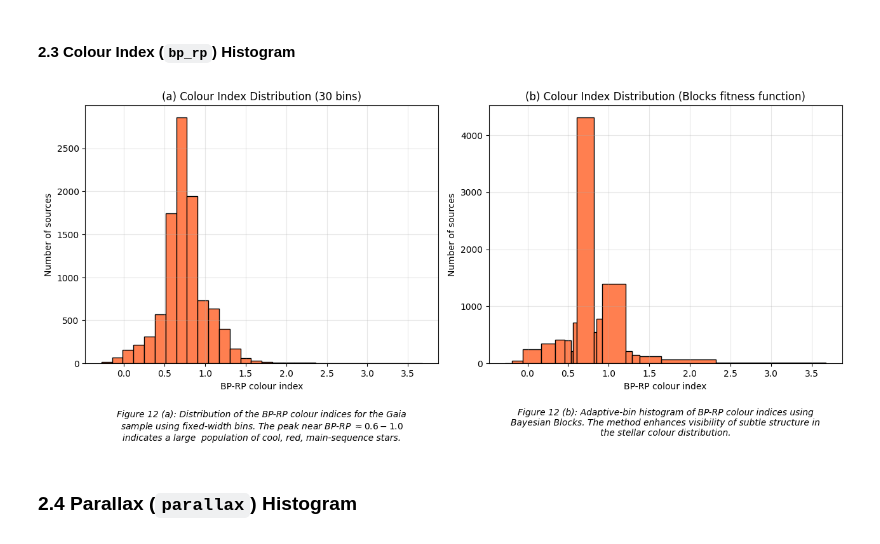
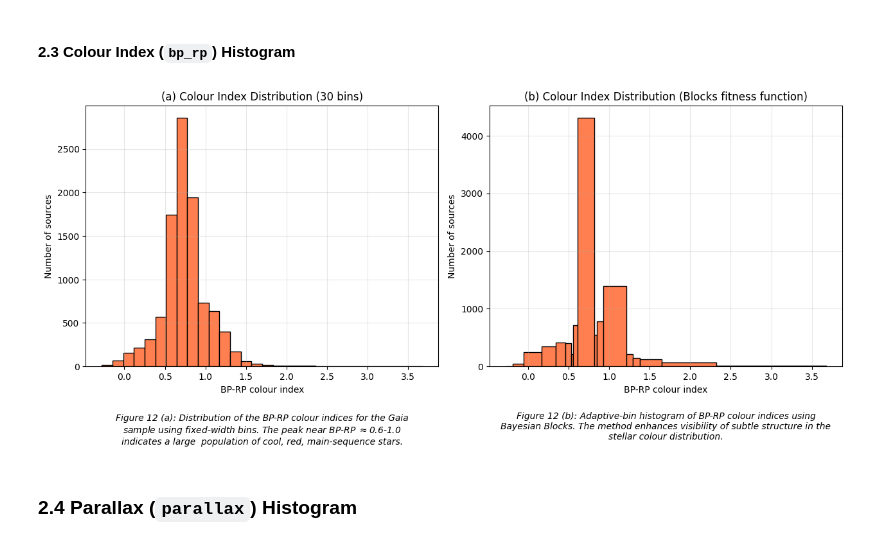
Before and after one commit to ThatDudeJude/stellar_explorer, a Jupyter notebook: notebooks/learning/11_histograms_cmds_HR.ipynb, the cells around one changed output. Cells and saved outputs as stored; diff of their text form; code cells hidden in the pictures.

```diff
--- a/notebooks/learning/11_histograms_cmds_HR.ipynb
+++ b/notebooks/learning/11_histograms_cmds_HR.ipynb
@@ -176,36 +178,36 @@ plt.show()
 # %%
 fig, (ax1, ax2) = plt.subplots(1, 2, figsize=(13, 6))
 hist(bp_rp_clean, bins=30, ax=ax1, color='coral', edgecolor='black')
 ax1.set_title('(a) Colour Index Distribution (30 bins)')
 ax1.set_xlabel('BP-RP colour index')
 ax1.set_ylabel('Number of sources')
 ax1.grid(True, alpha=0.3)
-fig_caption = r"""Figure 12 (a): Distribution of the BP-RP colour indices for the Gaia sample using fixed-width bins. The peak near BP-RP $\approx 0.6-1.0$ indicates a large
+fig_caption = r"""Figure 12 (a): Distribution of the BP-RP colour indices for the Gaia sample using fixed-width bins. The peak near BP-RP $\approx$0.6-1.0 indicates a large
 population of cool, red, main-sequence stars.
 """
-wrapper = textwrap.TextWrapper(width=71)
+wrapper = textwrap.TextWrapper(width=74)
 lines = wrapper.wrap(text=fig_caption)
 fig_caption_wrapped = '\n'.join(lines)
 ax1.text(0.5, -0.3, fig_caption_wrapped, transform=ax1.transAxes, ha='center', fontsize=10, style='italic')
 
 
 hist(bp_rp_clean, bins='blocks', ax=ax2, color='coral', edgecolor='black')
 ax2.set_title('(b) Colour Index Distribution (Blocks fitness function)')
 ax2.set_xlabel('BP-RP colour index')
 ax2.set_ylabel('Number of sources')
 ax2.grid(True, alpha=0.3)
 fig_caption = """Figure 12 (b): Adaptive-bin histogram of BP-RP colour indices using Bayesian Blocks. The method enhances visibility of subtle structure in the stellar colour distribution.
 """
-wrapper = textwrap.TextWrapper(width=72)
+wrapper = textwrap.TextWrapper(width=74)
 lines = wrapper.wrap(text=fig_caption)
 fig_caption_wrapped = '\n'.join(lines)
 ax2.text(0.5, -0.28, fig_caption_wrapped, transform=ax2.transAxes, ha='center', fontsize=10, style='italic')
 
 plt.tight_layout()
 plt.savefig('../../outputs/bp-rp_distribution.png', dpi=300, bbox_inches='tight')
 plt.show()
 # %% [output]
-[figure, old version]
+[figure, new version]
 # %% [markdown]
 ### 2.4 Parallax (`parallax`) Histogram
 # %%
```
Also changed, not shown: parts of 4 cells of this notebook, 5 other files.
